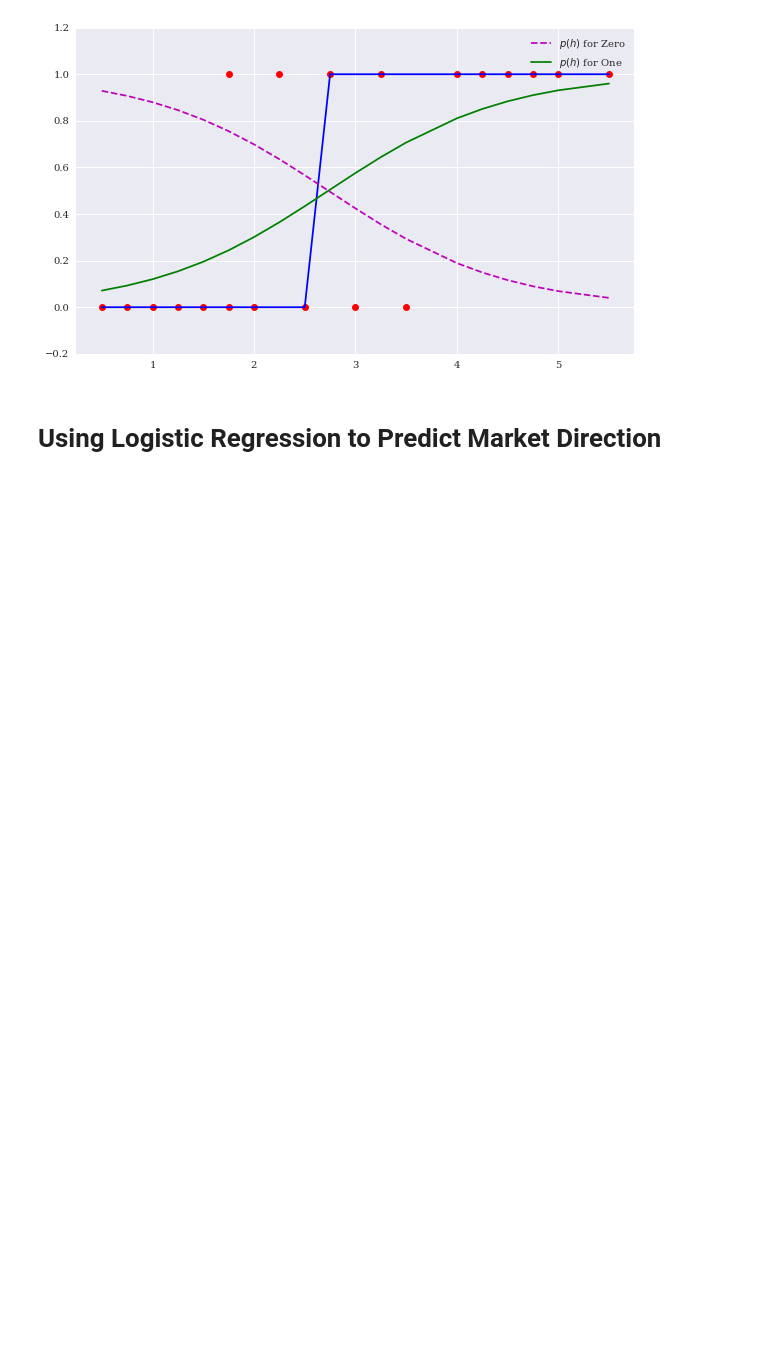
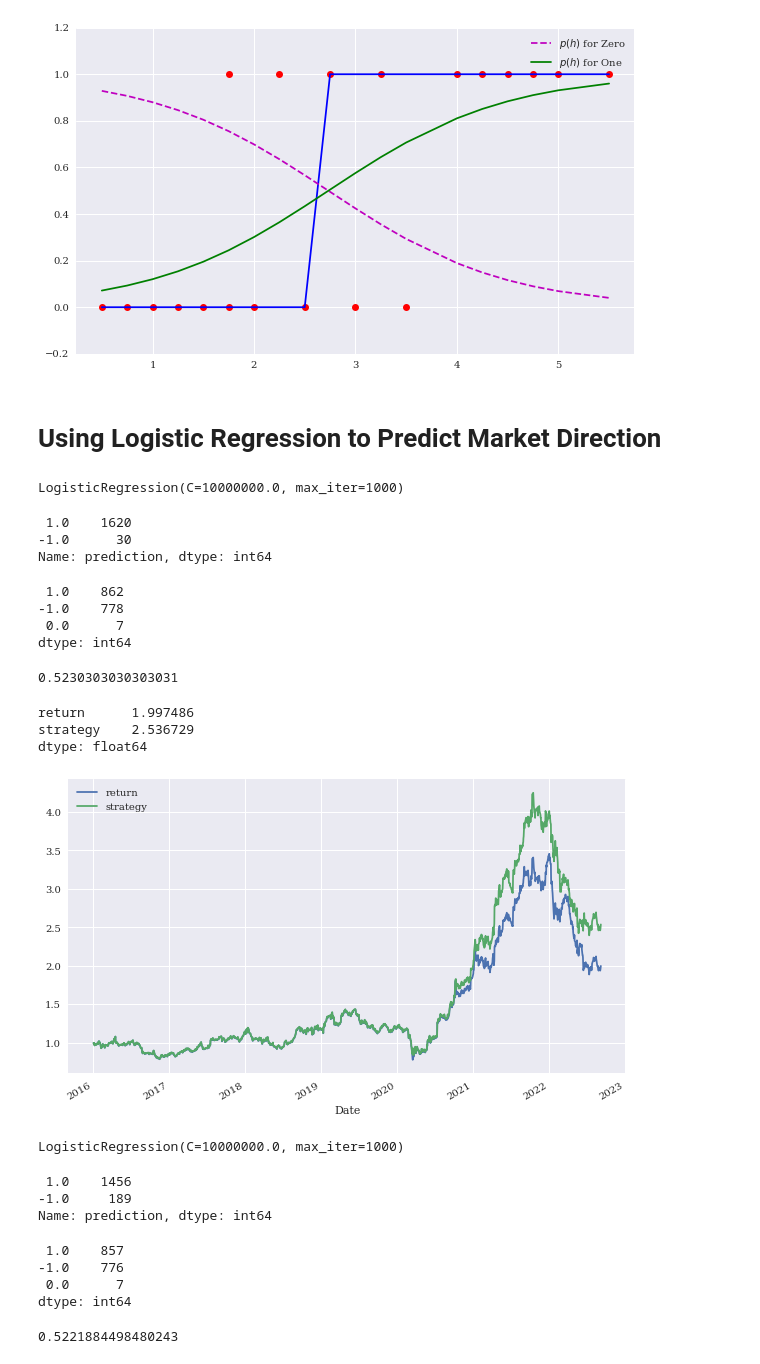
Before and after one commit to omsouravsharma/Python_for_algorithmic_trading-, a Jupyter notebook: Chapter-5.ipynb, the cells around one changed output. Cells and saved outputs as stored; diff of their text form; code cells hidden in the pictures; blank space fills up the shorter version.

```diff
--- a/Chapter-5.ipynb
+++ b/Chapter-5.ipynb
@@ -342,0 +345,22 @@ plt.legend(loc=0);
+# %%
+lags = 3
+cols = []
+
+for lag in range(1, lags+1):
+    col = f'lag_{lag}'
+    data[col] = data['Close'].shift(lag)
+    cols.append(col)
+data.dropna(inplace=True)
+# %%
+from sklearn.metrics import accuracy_score
+lm = linear_model.LogisticRegression(C = 1e7, solver = 'lbfgs', multi_class = 'auto', max_iter = 1000)
+lm.fit(data[cols], np.sign(data['return']))
+# %% [output]
+LogisticRegression(C=10000000.0, max_iter=1000)
+# %%
+data['prediction'] = lm.predict(data[cols])
+data['prediction'].value_counts()
+# %% [output]
+ 1.0    1620
+-1.0      30
+Name: prediction, dtype: int64
@@ -342,0 +369,57 @@ plt.legend(loc=0);
+# %%
+hits
+# %% [output]
+ 1.0    862
+-1.0    778
+ 0.0      7
+dtype: int64
+# %%
+accuracy_score(data['prediction'], np.sign(data['return']))
+# %% [output]
+0.5230303030303031
+# %%
+data['strategy'] = data['prediction']* data['return']
+# %%
+data[['return', 'strategy']].sum().apply(np.exp)
+# %% [output]
+return      1.997486
+strategy    2.536729
+dtype: float64
+# %%
+data[['return', 'strategy']].cumsum().apply(np.exp).plot(figsize=(10,6));
+# %% [output]
+[figure, added]
+# %%
+# lags 5
+data['return'] = np.log(data['Close'] / data['Close'].shift(1))
+
+lags = 5
+cols = []
+
+for lag in range(1, lags+1):
+    col = f'lag_{lag}'
+    data[col] = data['Close'].shift(lag)
+    cols.append(col)
+data.dropna(inplace=True)
+lm.fit(data[cols], np.sign(data['return']))
+# %% [output]
+LogisticRegression(C=10000000.0, max_iter=1000)
+# %%
+data['prediction'] = lm.predict(data[cols])
+data['prediction'].value_counts()
+# %% [output]
+ 1.0    1456
+-1.0     189
+Name: prediction, dtype: int64
+# %%
+hits = np.sign(data['return'].iloc[lags:]* data['prediction'].iloc[lags:]).value_counts()
+hits
+# %% [output]
+ 1.0    857
+-1.0    776
+ 0.0      7
+dtype: int64
+# %%
+accuracy_score(data['prediction'], np.sign(data['return']))
+# %% [output]
+0.5221884498480243
```
Also changed, not shown: parts of 43 cells of this notebook.
